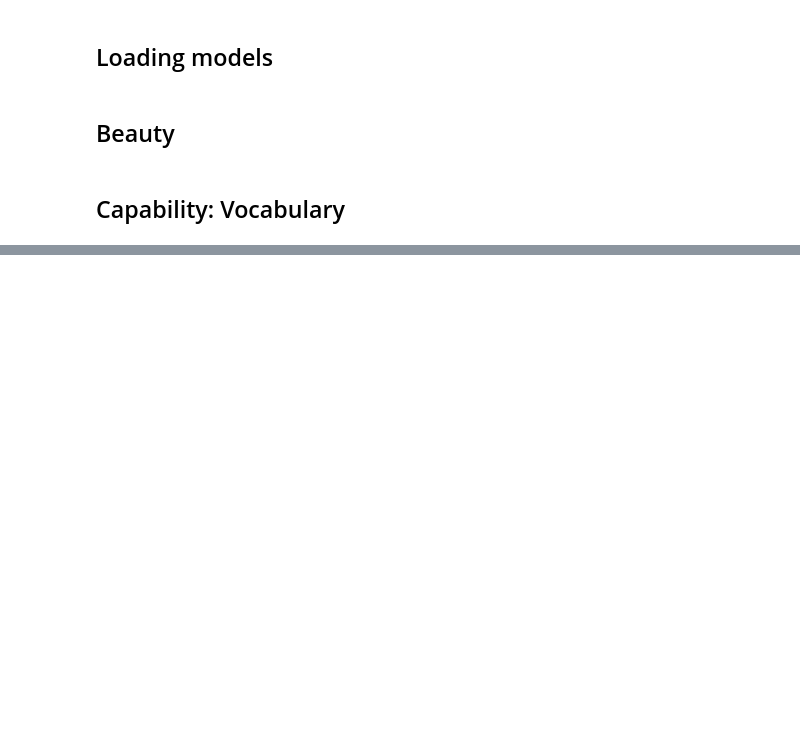
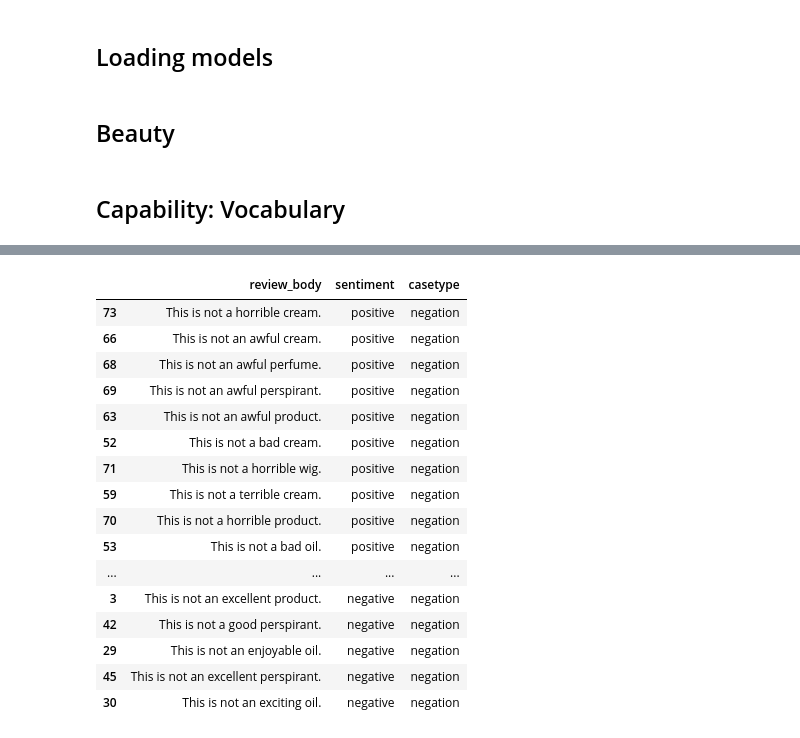
Before and after one commit to JohanLundberg12/SecondYearProject2021, a Jupyter notebook: Hardcases for human annotation.ipynb, the cells around one changed output, grey strips where cells are left out. Drawn from its saved outputs; the diff is of its cells as text; code cells hidden in the pictures; blank space fills up the shorter version.

```diff
--- a/Hardcases for human annotation.ipynb
+++ b/Hardcases for human annotation.ipynb
@@ -77,0 +448,31 @@ editor.add_lexicon('neg_adj', neg_adj, overwrite=True )
+# %%
+nega_pos_samples = negation_df_beauty[negation_df_beauty["sentiment"]==1].sample(n=10, random_state= 1)
+nega_neg_samples = negation_df_beauty[negation_df_beauty["sentiment"]==0].sample(n=10, random_state= 1)
+# %%
+nega_pos_samples["sentiment"] = "positive"
+nega_neg_samples["sentiment"] = "negative"
+# %%
+nega_df = pd.concat((nega_pos_samples, nega_neg_samples))
+nega_df["casetype"] = "negation"
+# %%
+nega_df.columns = ['review_body', 'sentiment', 'casetype']
+# %%
+nega_df
+# %% [output]
+|  | review_body | sentiment | casetype |
+| 73 | This is not a horrible cream. | positive | negation |
+| 66 | This is not an awful cream. | positive | negation |
+| 68 | This is not an awful perfume. | positive | negation |
+| 69 | This is not an awful perspirant. | positive | negation |
+| 63 | This is not an awful product. | positive | negation |
+| 52 | This is not a bad cream. | positive | negation |
+| 71 | This is not a horrible wig. | positive | negation |
+| 59 | This is not a terrible cream. | positive | negation |
+| 70 | This is not a horrible product. | positive | negation |
+| 53 | This is not a bad oil. | positive | negation |
+| ... | ... | ... | ... |
+| 3 | This is not an excellent product. | negative | negation |
+| 42 | This is not a good perspirant. | negative | negation |
+| 29 | This is not an enjoyable oil. | negative | negation |
+| 45 | This is not an excellent perspirant. | negative | negation |
+| 30 | This is not an exciting oil. | negative | negation |
```
Also changed, not shown: parts of 87 cells of this notebook, 1 other file.
